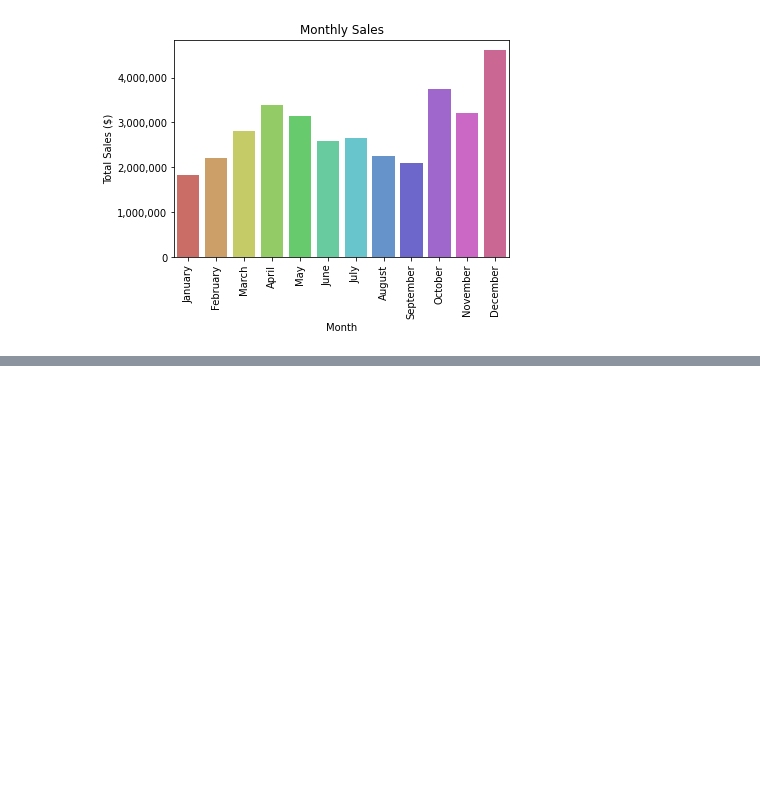
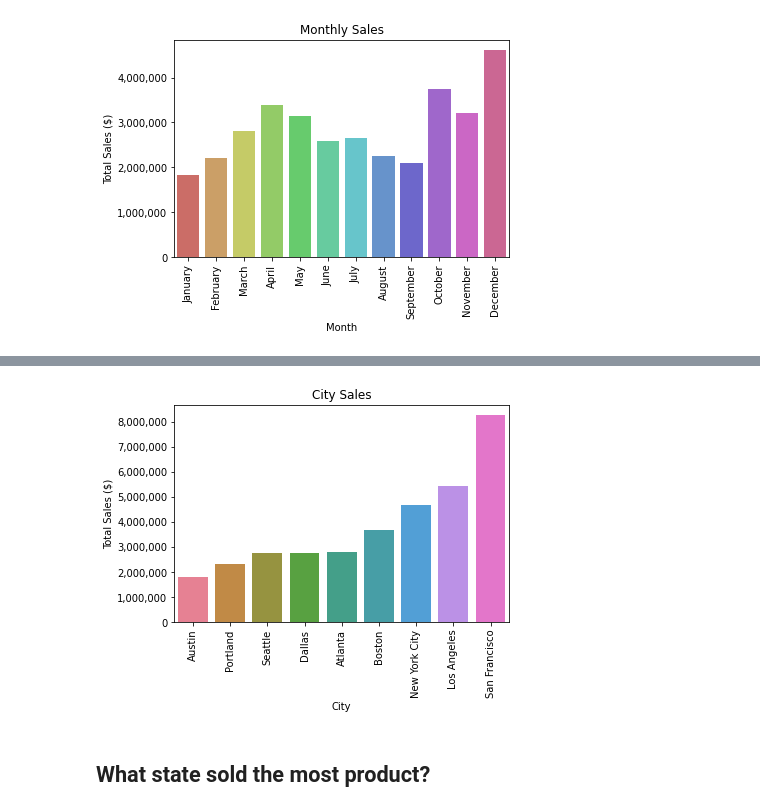
Before and after one commit to lognorman20/tech-sales-analysis, a Jupyter notebook: EDA.ipynb, the cells around one changed output, grey strips where cells are left out. Saved outputs shown, nothing was run; the diff lists cells and outputs as text; code cells hidden in the pictures; blank space fills up the shorter version.

Commit message:
further explored data, created visualizations 😃

```diff
--- a/EDA.ipynb
+++ b/EDA.ipynb
@@ -81,0 +84,8 @@ plt.gca().yaxis.set_major_formatter(plt.matplotlib.ticker.StrMethodFormatter('{x
+# %%
+city_sales_values = []
+
+for city in df['Buyer_City'].unique():
+    table = df.loc[df['Buyer_City'] == city]
+    city_sales_values.append(table['Sale_Value'].sum())
+
+city_sales_values
@@ -81,0 +102,5 @@ plt.gca().yaxis.set_major_formatter(plt.matplotlib.ticker.StrMethodFormatter('{x
+# %%
+city_sales = pd.DataFrame()
+city_sales['City'] = df['Buyer_City'].unique()
+city_sales['Total Sales ($)'] = city_sales_values
+city_sales.sort_values(by=['Total Sales ($)'])
@@ -81,0 +118,10 @@ plt.gca().yaxis.set_major_formatter(plt.matplotlib.ticker.StrMethodFormatter('{x
+# %%
+chart = sns.barplot(x="City", y="Total Sales ($)", data=city_sales, order=city_sales.sort_values(by=['Total Sales ($)']).City, palette = 'husl')
+chart.set_title('City Sales')
+plt.ticklabel_format(style='plain', axis='y')
+chart.set_xticklabels(chart.get_xticklabels(), rotation = 90)
+plt.gca().yaxis.set_major_formatter(plt.matplotlib.ticker.StrMethodFormatter('{x:,.0f}'))
+# %% [output]
+[figure, added]
+# %% [markdown]
+## What state sold the most product?
```
Also changed, not shown: parts of 17 cells of this notebook.
